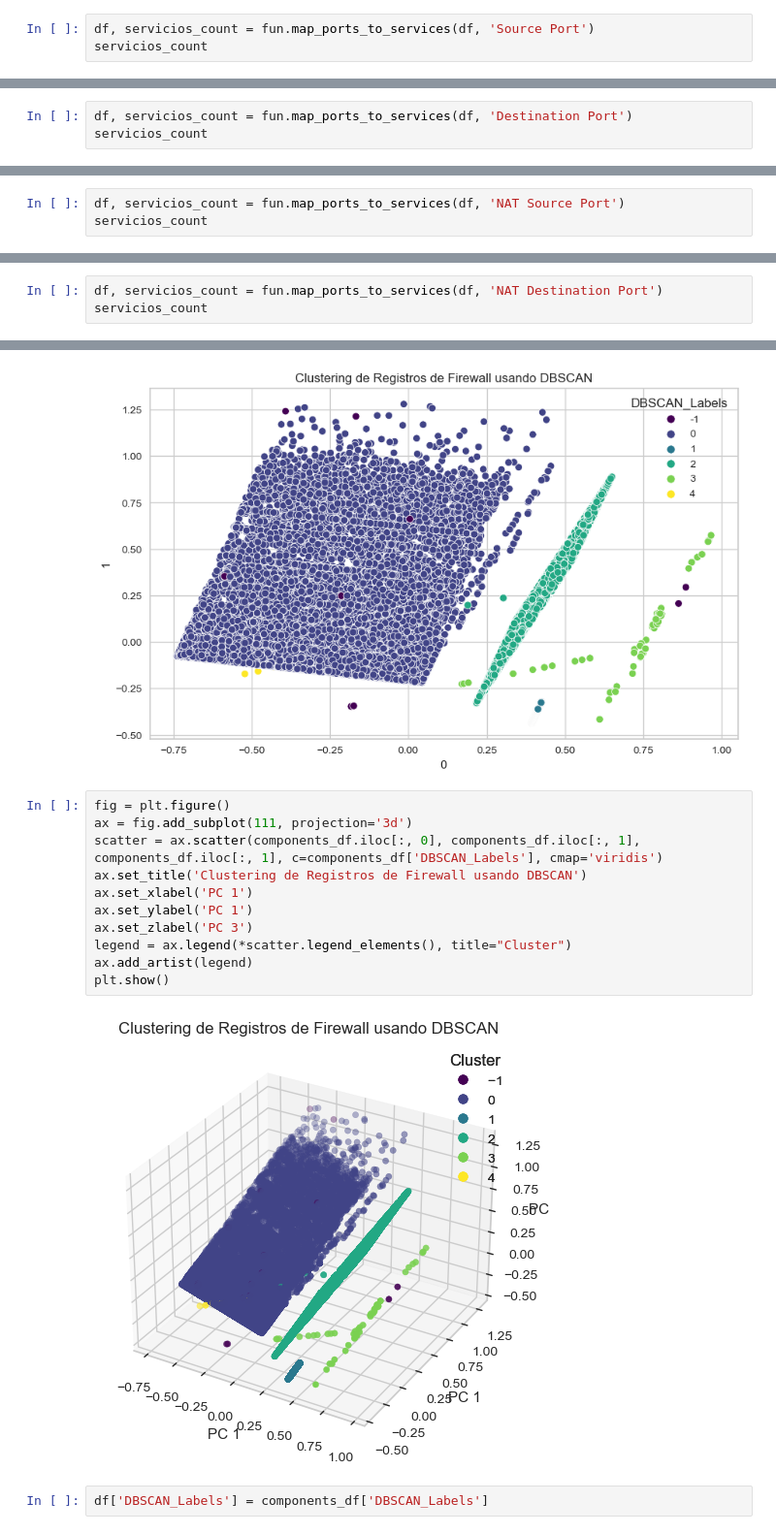
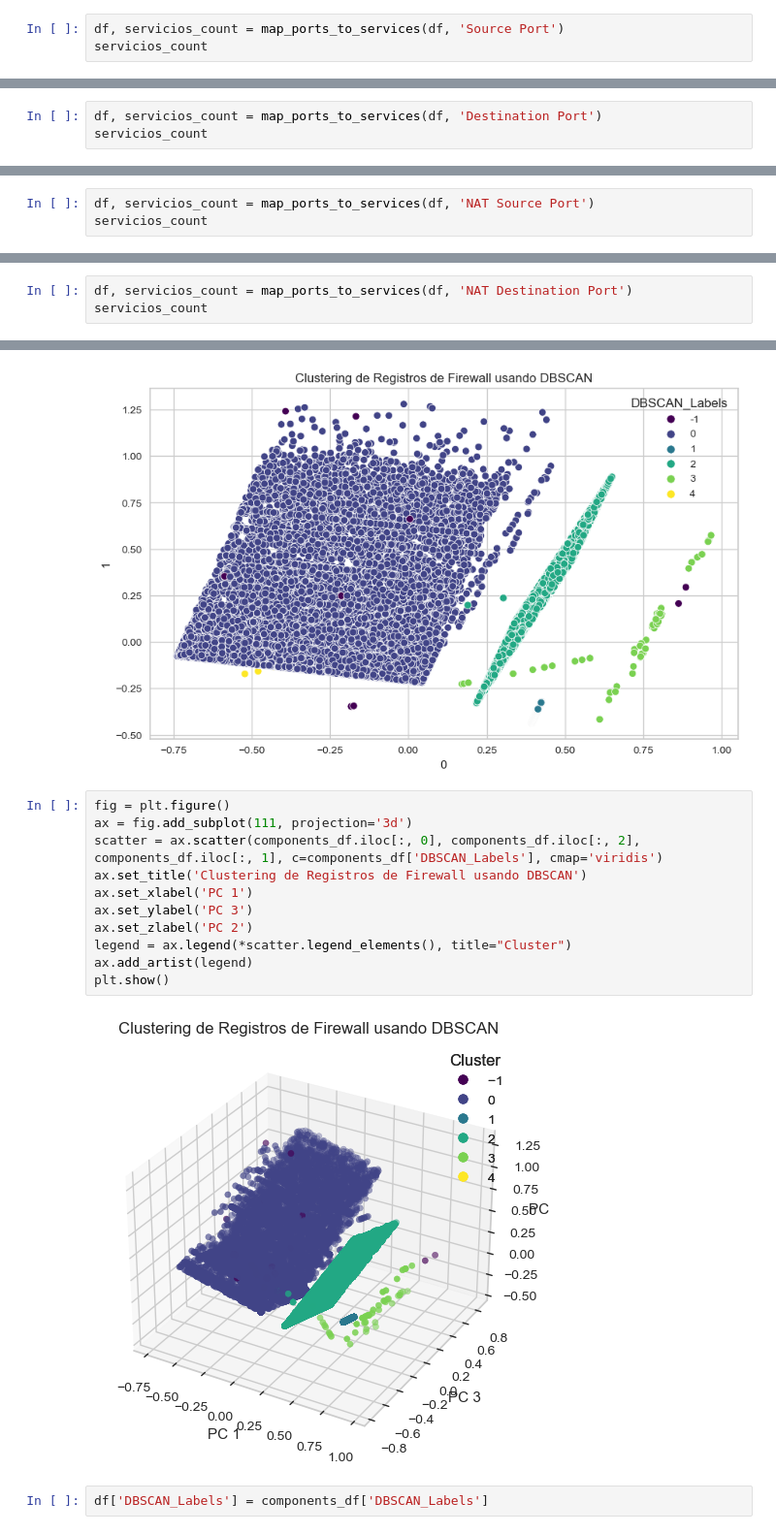
Before and after one commit to mariamelenddezz/R8_Naranja, a Jupyter notebook: Anomalias/anomalias_firewall.ipynb, the cells around one changed output, grey strips where cells are left out. Shown at 97% size. Saved outputs shown, nothing was run; the diff lists cells and outputs as text.

```diff
--- a/Anomalias/anomalias_firewall.ipynb
+++ b/Anomalias/anomalias_firewall.ipynb
@@ -56,7 +66,7 @@ df.head()
 # %% [markdown]
 ## Analisis manual
 # %%
-df, servicios_count = fun.map_ports_to_services(df, 'Source Port')
+df, servicios_count = map_ports_to_services(df, 'Source Port')
 servicios_count
 # %% [output]
 |  | Servicio | Frecuencia |
@@ -78,7 +88,7 @@ servicios_count
 | 15 | ipsec-msft | 1 |
 | 16 | activesync | 1 |
 # %%
-df, servicios_count = fun.map_ports_to_services(df, 'Destination Port')
+df, servicios_count = map_ports_to_services(df, 'Destination Port')
 servicios_count
 # %% [output]
 |  | Servicio | Frecuencia |
@@ -99,7 +109,7 @@ servicios_count
 | 29 | pptp | 1 |
 | 30 | rtsp | 1 |
 # %%
-df, servicios_count = fun.map_ports_to_services(df, 'NAT Source Port')
+df, servicios_count = map_ports_to_services(df, 'NAT Source Port')
 servicios_count
 # %% [output]
 |  | Servicio | Frecuencia |
@@ -120,7 +130,7 @@ servicios_count
 | 29 | imip-channels | 1 |
 | 30 | msft-gc | 1 |
 # %%
-df, servicios_count = fun.map_ports_to_services(df, 'NAT Destination Port')
+df, servicios_count = map_ports_to_services(df, 'NAT Destination Port')
 servicios_count
 # %% [output]
 |  | Servicio | Frecuencia |
@@ -359,16 +369,16 @@ plt.show()
 # %%
 fig = plt.figure()
 ax = fig.add_subplot(111, projection='3d')
-scatter = ax.scatter(components_df.iloc[:, 0], components_df.iloc[:, 1], components_df.iloc[:, 1], c=components_df['DBSCAN_Labels'], cmap='viridis')
+scatter = ax.scatter(components_df.iloc[:, 0], components_df.iloc[:, 2], components_df.iloc[:, 1], c=components_df['DBSCAN_Labels'], cmap='viridis')
 ax.set_title('Clustering de Registros de Firewall usando DBSCAN')
 ax.set_xlabel('PC 1')
-ax.set_ylabel('PC 1')
-ax.set_zlabel('PC 3')
+ax.set_ylabel('PC 3')
+ax.set_zlabel('PC 2')
 legend = ax.legend(*scatter.legend_elements(), title="Cluster")
 ax.add_artist(legend)
 plt.show()
 # %% [output]
-[figure, old version]
+[figure, new version]
 # %%
 df['DBSCAN_Labels'] = components_df['DBSCAN_Labels']
 # %%
```
Also changed, not shown: parts of 6 cells of this notebook, 8 other files.
